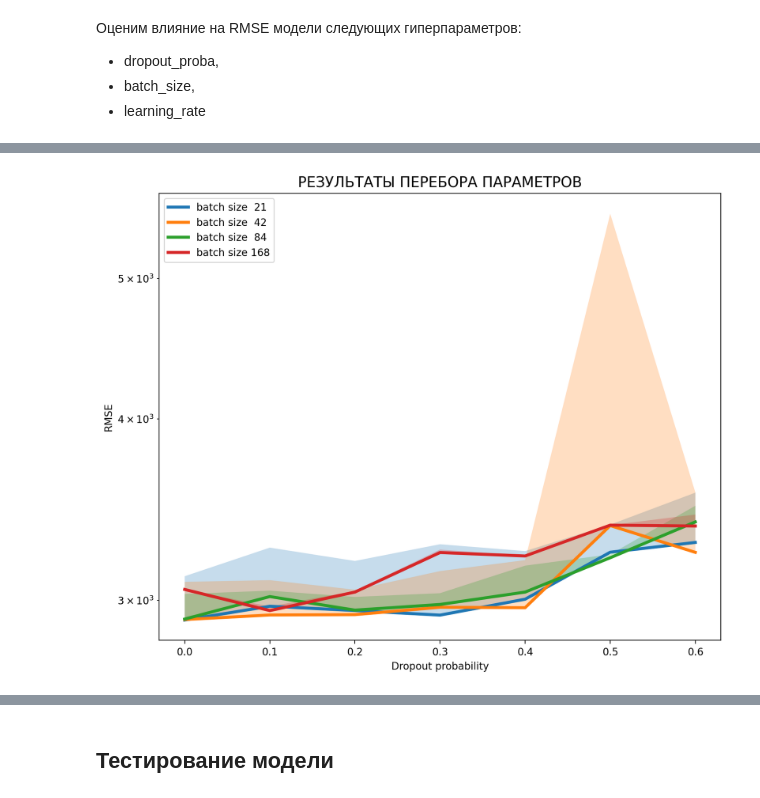
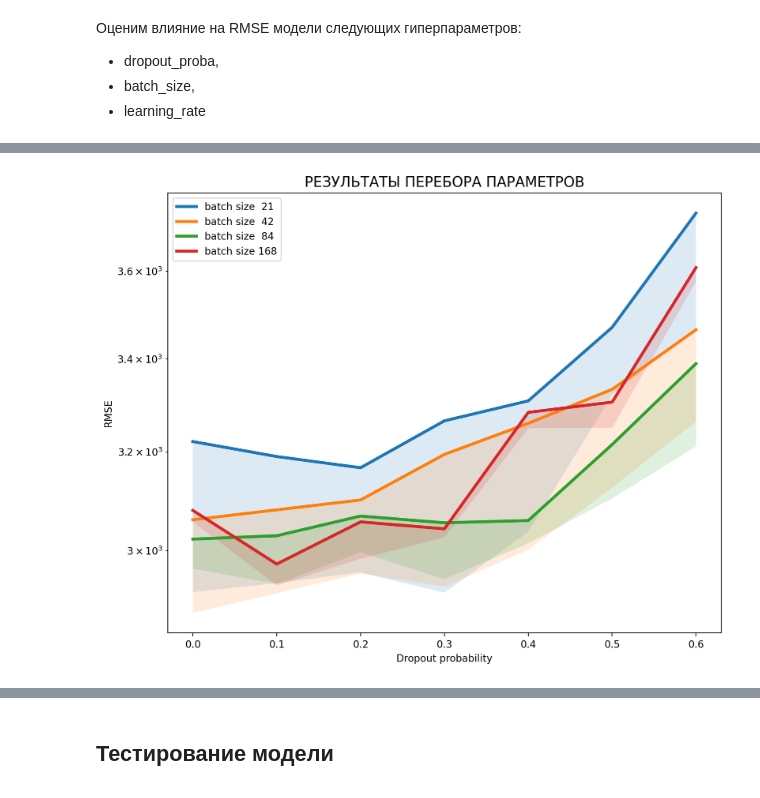
Before and after one commit to dimdasci/yp14-torch-nn-refression, a Jupyter notebook: notebooks/yp14-star-temperature-prediction.ipynb, the cells around one changed output, grey strips where cells are left out. Saved outputs shown, nothing was run; the diff lists cells and outputs as text; code cells hidden in the pictures.

```diff
--- a/notebooks/yp14-star-temperature-prediction.ipynb
+++ b/notebooks/yp14-star-temperature-prediction.ipynb
@@ -1151,8 +1165,7 @@ n_out_neurons = 1
 params = {
     "learning_rate": 0.01,
     "n_epochs": 5000,
-    "batch_size": 200,
-    "initialization": "none"
+    "batch_size": 200
 }
 # %%
 base_model = run_experiment(
@@ -1260,2 +1265,2 @@ for dp in dropout_proba:
 # %%
-_sr = pd.DataFrame(search_results)
+_sr = pd.DataFrame(search_results).query("rmse_min < 4500")
@@ -1271,14 +1267,14 @@ _sr.sort_values(by="rmse_min").head()
 # %%
 plt.figure(figsize=(10,8))
 for bs in batch_size:
     _subset = _sr.query("batch_size == @bs")
-    plt.plot(_subset.dropout_proba, _subset.rmse_min, lw=3, label=f"batch size {bs:3d}")
-    plt.fill_between(_subset.dropout_proba, _subset.rmse_min, _subset.rmse_last, alpha=.25)
+    plt.plot(_subset.dropout_proba, _subset.rmse_last, lw=3, label=f"batch size {bs:3d}")
+    plt.fill_between(_subset.dropout_proba, _subset.rmse_min, _subset.rmse_last, alpha=.15)
 plt.yscale("log")
 plt.legend(loc="upper left")
 plt.title("Результаты перебора параметров".upper(), fontsize="x-large")
 plt.ylabel("RMSE")
 plt.xlabel("Dropout probability")
 plt.show()
 # %% [output]
-[figure, old version]
+[figure, new version]
```
Also changed, not shown: parts of 22 cells of this notebook.
